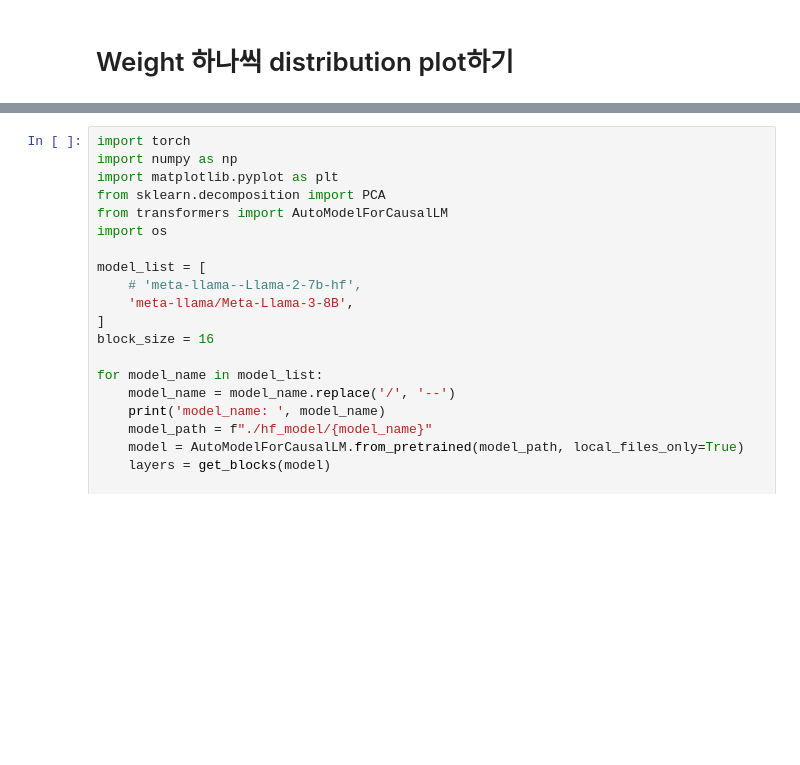
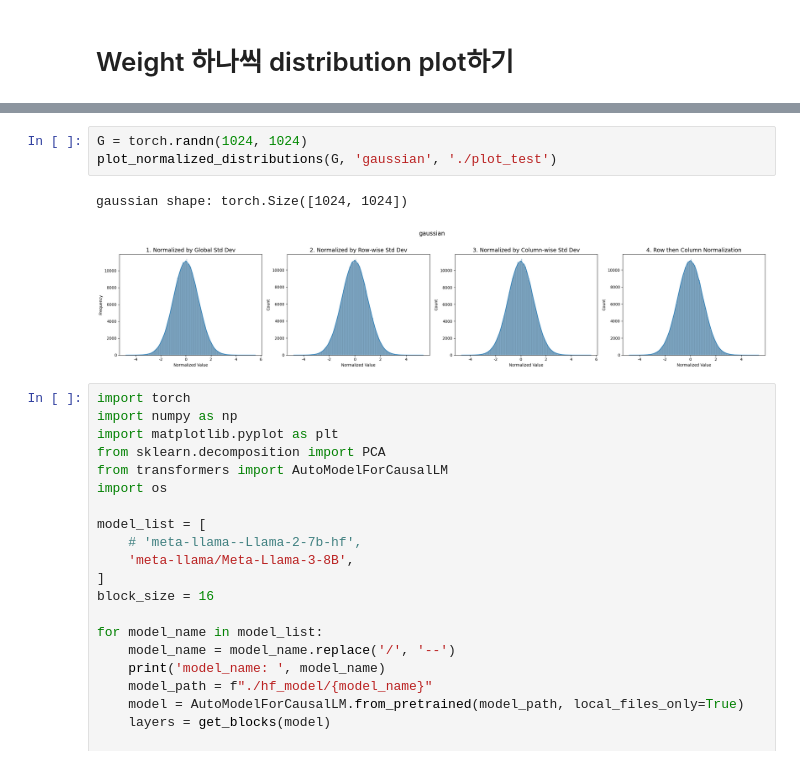
Before and after one commit to ryu326/weight_compression, a Jupyter notebook: Wparam_dataset/plot_norm_distribution.ipynb, the cells around one changed output, grey strips where cells are left out. Cells and saved outputs as stored; diff of their text form; blank space fills up the shorter version.

```diff
--- a/Wparam_dataset/plot_norm_distribution.ipynb
+++ b/Wparam_dataset/plot_norm_distribution.ipynb
@@ -190,4 +190,10 @@ def plot_normalized_distributions(tensor_2d: torch.Tensor, name, save_path):
     # plt.show()
+# %%
+G = torch.randn(1024, 1024)
+plot_normalized_distributions(G, 'gaussian', './plot_test')
+# %% [output]
+gaussian shape: torch.Size([1024, 1024])
+[figure, added]
 # %%
 import torch
 import numpy as np
```
Also changed, not shown: parts of 1 cell of this notebook, 23 other files.
